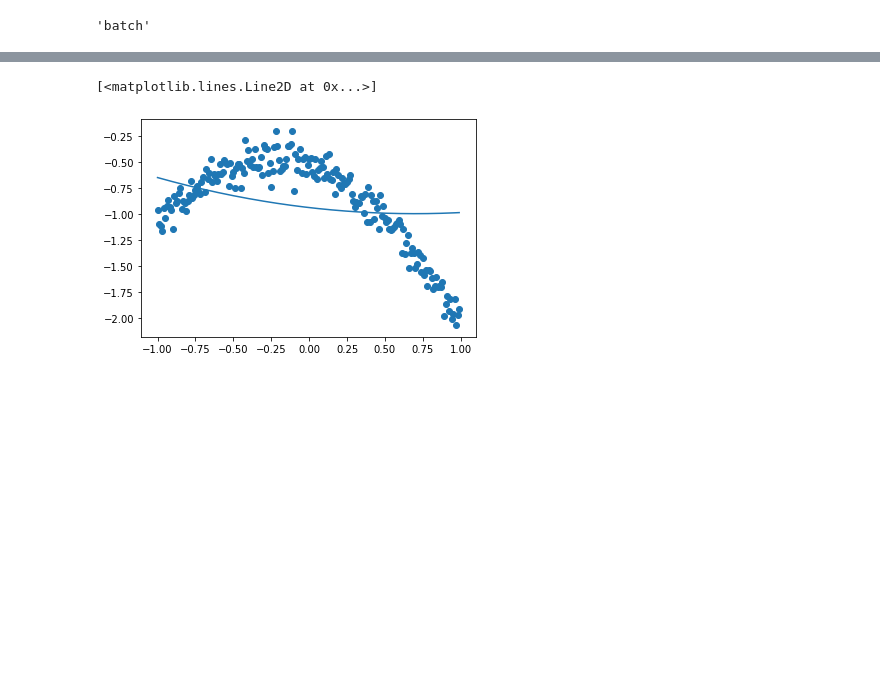
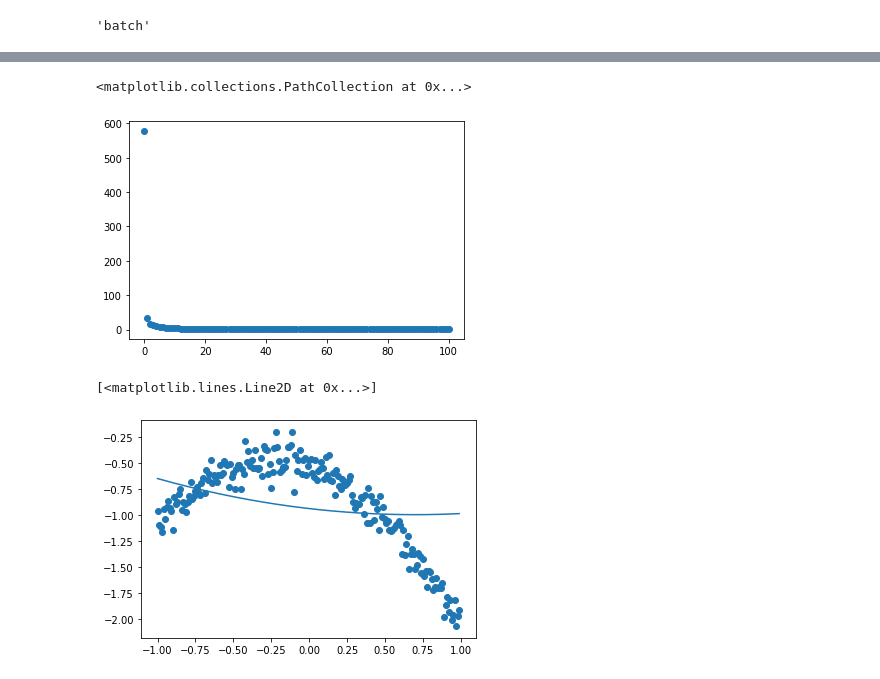
Before and after one commit to jmillerbrooks/scratch_models, a Jupyter notebook: sandbox.ipynb, the cells around one changed output, grey strips where cells are left out. Saved outputs shown, nothing was run; the diff lists cells and outputs as text; code cells hidden in the pictures; blank space fills up the shorter version.

```diff
--- a/sandbox.ipynb
+++ b/sandbox.ipynb
@@ -128,3 +116,8 @@ array([[-0.96595769],
+# %%
+plt.scatter(i_s, residuals)
+# %% [output]
+<matplotlib.collections.PathCollection at 0x...>
+[figure, added]
 # %%
 import matplotlib.pyplot as plt
 plt.scatter(X[:, 1], y)
```
Also changed, not shown: parts of 5 cells of this notebook, 2 other files.
